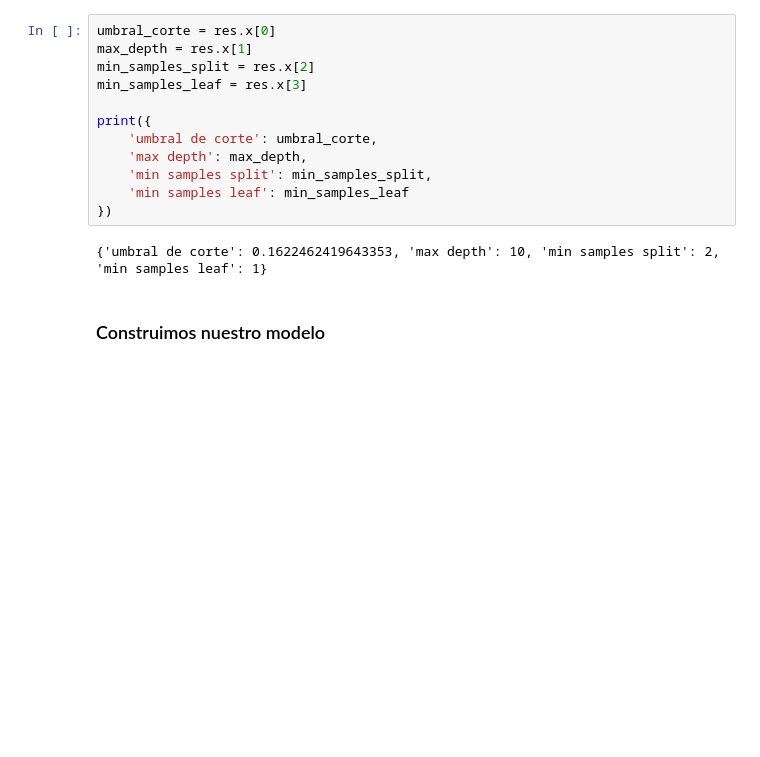
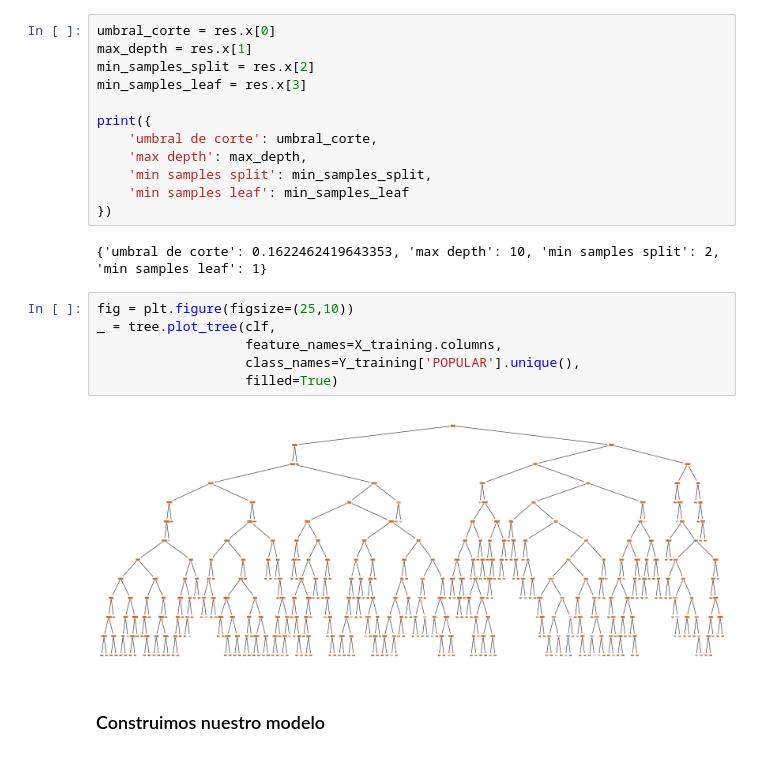
Before and after one commit to arouiller/Taller-inicial-de-machine-learning-2, a Jupyter notebook: Clase 3/Clase 3-2.ipynb, the cells around one changed output. Saved outputs shown, nothing was run; the diff lists cells and outputs as text; blank space fills up the shorter version.

```diff
--- a/Clase 3/Clase 3-2.ipynb
+++ b/Clase 3/Clase 3-2.ipynb
@@ -306,6 +311,14 @@ print({
 })
 # %% [output]
 {'umbral de corte': 0.1622462419643353, 'max depth': 10, 'min samples split': 2, 'min samples leaf': 1}
+# %%
+fig = plt.figure(figsize=(25,10))
+_ = tree.plot_tree(clf,
+                   feature_names=X_training.columns,
+                   class_names=Y_training['POPULAR'].unique(),
+                   filled=True)
+# %% [output]
+[figure, added]
 # %% [markdown]
 ### Construimos nuestro modelo
 # %%
```
Also changed, not shown: parts of 5 cells of this notebook, 35 other files.
